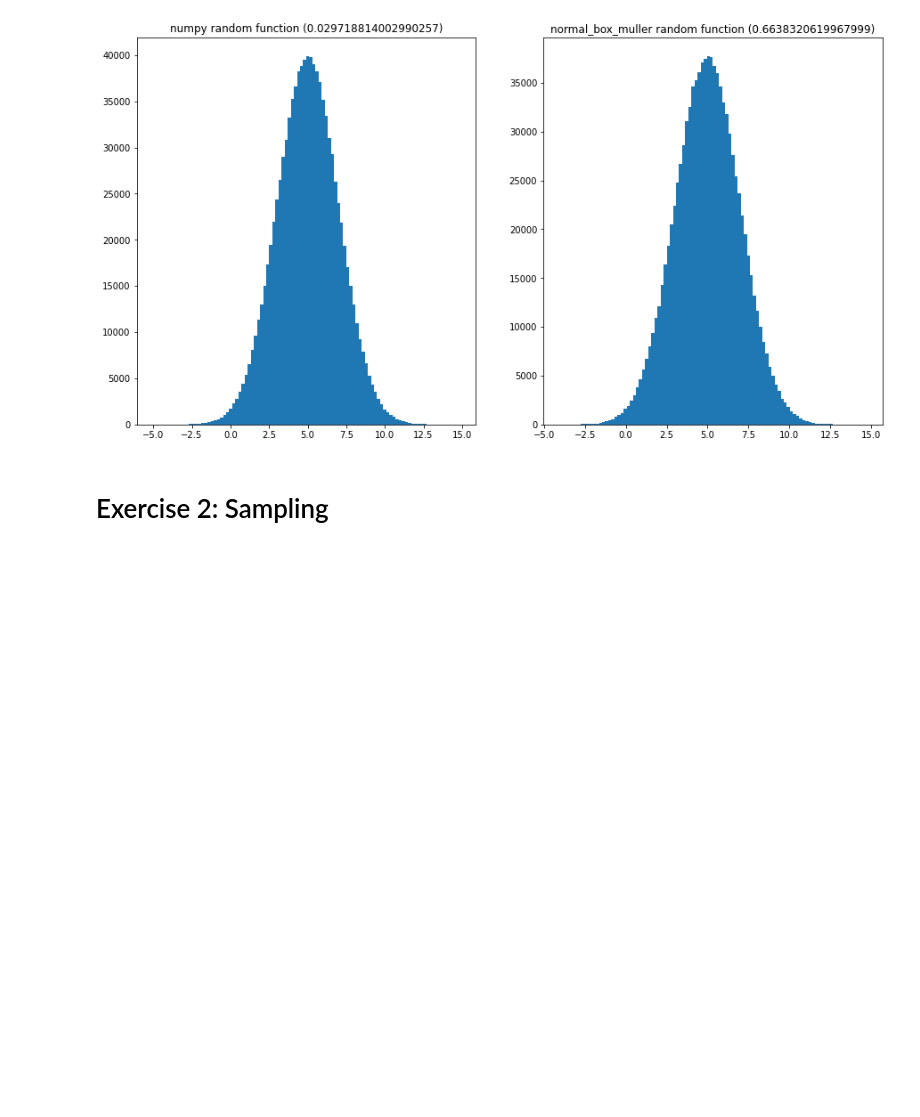
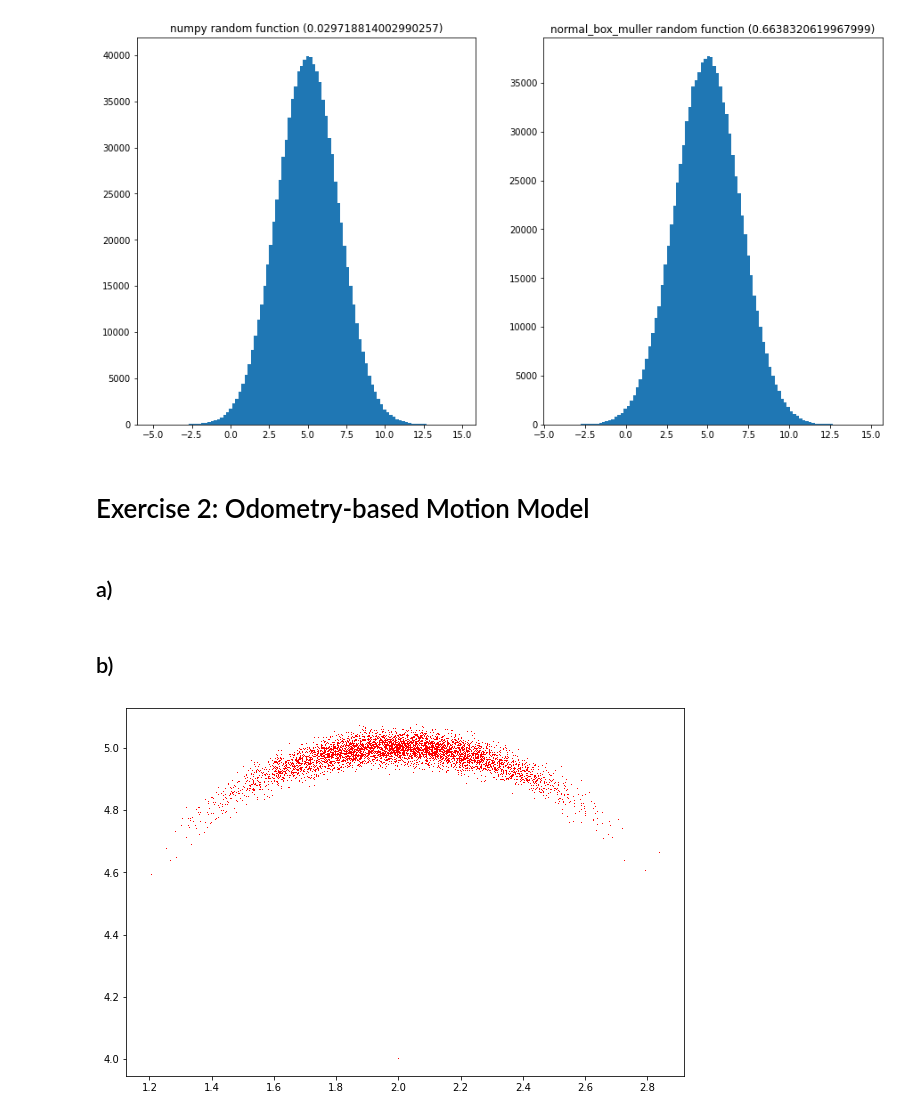
Before and after one commit to yosoufe/SelfStudyRobotics, a Jupyter notebook: IntroToMobileRobotics2020/sheet4/sheet4.ipynb, the cells around one changed output. Drawn from its saved outputs; the diff is of its cells as text; code cells hidden in the pictures; blank space fills up the shorter version.

```diff
--- a/IntroToMobileRobotics2020/sheet4/sheet4.ipynb
+++ b/IntroToMobileRobotics2020/sheet4/sheet4.ipynb
@@ -60,4 +60,44 @@ compare_random_functions(normal_box_muller)
 # %% [output]
 [figure]
 # %% [markdown]
-# Exercise 2: Sampling
+# Exercise 2: Odometry-based Motion Model
+# %% [markdown]
+## a)
+# %%
+def noisy_control(control, alpha):
+    c0 = control[0] + normal_from_uniform(mu = 0,
+                                          sigma=alpha[0]*abs(control[0]) + alpha[1]*abs(control[2]))
+    c1 = control[1] + normal_from_uniform(mu = 0,
+                                          sigma=alpha[0]*abs(control[1]) + alpha[1]*abs(control[2]))
+    c2 = control[2] + normal_from_uniform(mu = 0,
+                                          sigma=alpha[2]*abs(control[2]) +
+                                          alpha[3]*(abs(control[0]) +
+                                                    abs(control[1])) )
+    return np.array([c0, c1, c2])
+
+def odometry_based_motion_model(state, control, alpha):
+    r1, r2, dt = noisy_control(control, alpha)
+    x,y,theta = state
+    x_p = x + dt * math.cos(theta + r1)
+    y_p = y + dt * math.sin(theta + r1)
+    theta_t = theta + r1 + r2
+    return np.array([x_p, y_p, theta_t], dtype = np.float)
+# %% [markdown]
+## b)
+# %%
+x = np.array([2.0, 4.0, 0.0])
+u = np.array([np.pi/2, 0.0, 1.0])
+a = np.array([0.1, 0.1, 0.01, 0.01])
+
+n = 5000
+res = [x[:2]]
+for _ in range(5000):
+    xx, xy , _ = odometry_based_motion_model(x,u,a)
+    res.append([xx,xy])
+res = np.array(res)
+plt.figure(figsize=[10,10])
+plt.axes().set_aspect('equal')
+plt.plot(res[:,0],res[:,1],"r,")
+plt.show()
+# %% [output]
+[figure, added]
```
Also changed, not shown: parts of 1 cell of this notebook, 1 other file.
